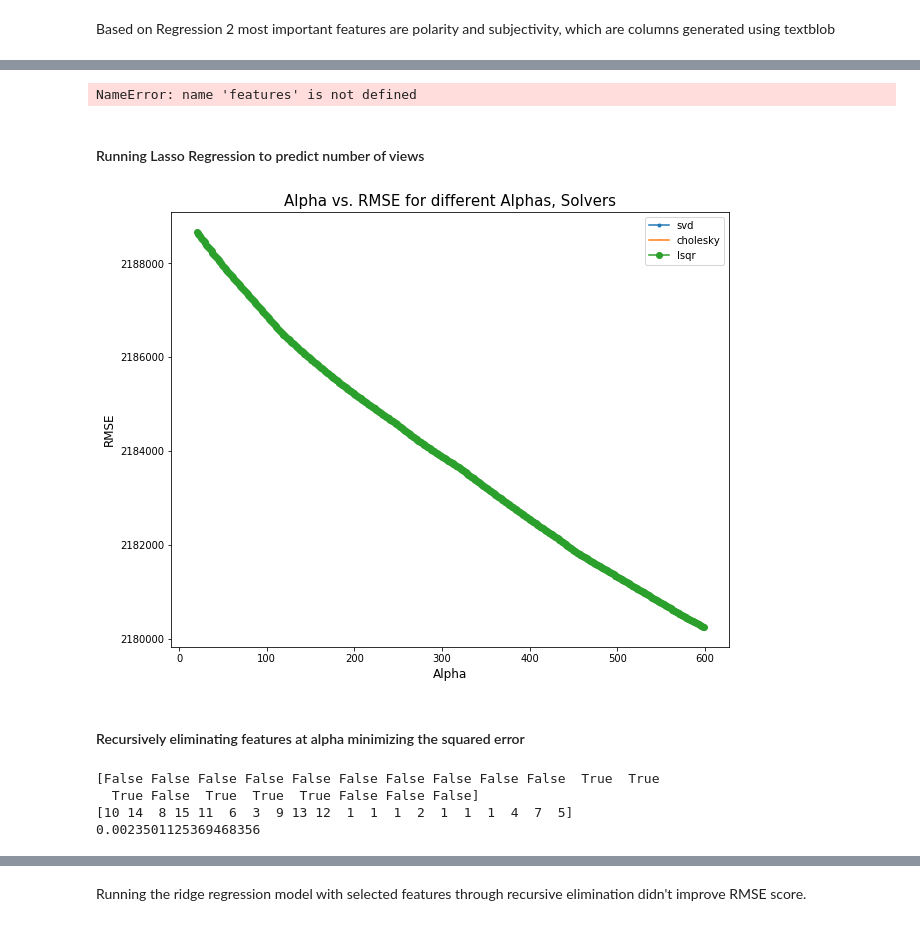
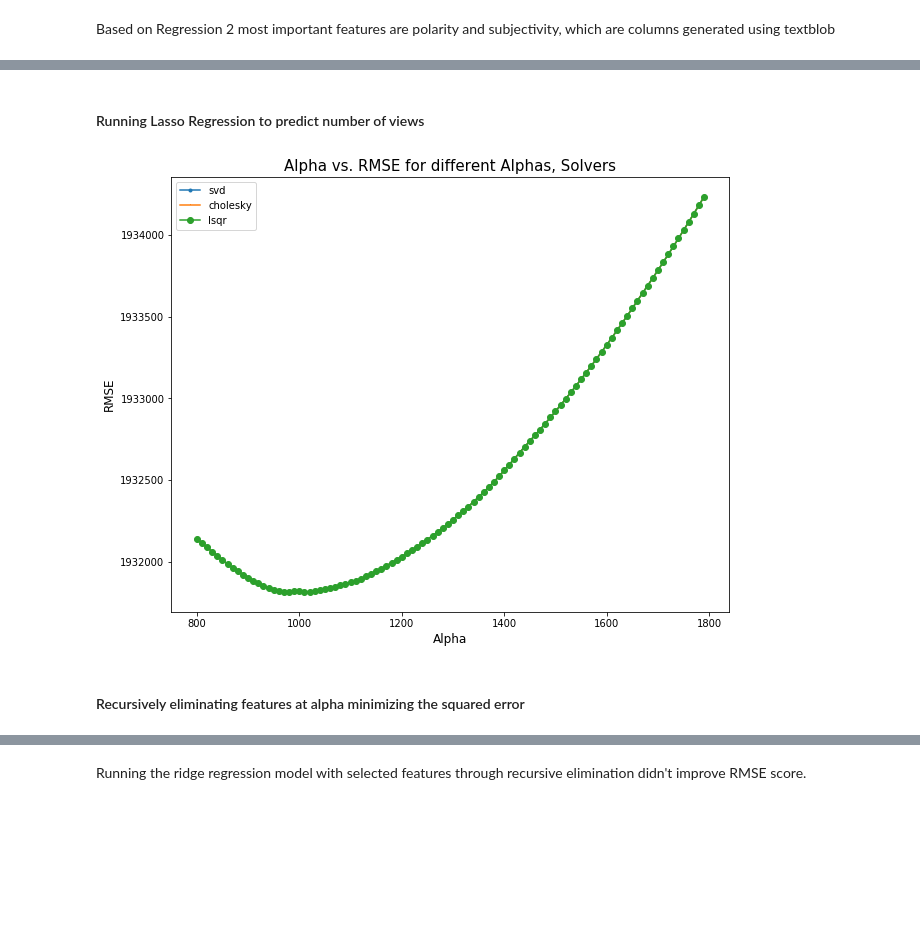
Before and after one commit to GreenMouth/Data-Science-Lab-Final-Project, a Jupyter notebook: src/Data-Exploration.ipynb, the cells around one changed output, grey strips where cells are left out. Saved outputs shown, nothing was run; the diff lists cells and outputs as text; code cells hidden in the pictures; blank space fills up the shorter version.

```diff
--- a/src/Data-Exploration.ipynb
+++ b/src/Data-Exploration.ipynb
@@ -368,8 +368,8 @@ plt.show()
 Right off the bat we can see that about twice as many speakers are men than women(disregarding the unknown). Let's compare the average # of views of men vs women.<br>
 Let's go ahead and assign numbers to these labels (0 to female 1 to male) to make predictions and analysis easier.
 # %%
-#genderBinary = label_binarize(data.gender.values,classes=['female','male'])
-#data['gender'] = genderBinary
+genderBinary = label_binarize(data.gender.values,classes=['female','male'])
+data['gender'] = genderBinary
 # %% [markdown]
 ### Let's build a simple gender classifier on the original data with no new features.
 # %%
@@ -1371,7 +1377,7 @@ def plot(cv_model, alphas):
 # %%
 # Function to run ridge regression on
 # Inputs: dataframe containing features and label to predict
-def runRidge(features, label, alphas,model = Ridge(),onTestData = False,):
+def runRidge(features, label, alphas,model = Ridge(),onTestData = False):
     alphas1 =alphas
     X_train, X_test, y_train, y_test = train_test_split(features,label,shuffle=True,test_size=0.2)
     solvers = ['svd', 'cholesky', 'lsqr']
@@ -1379,7 +1385,7 @@ def runRidge(features, label, alphas,model = Ridge(),onTestData = False,):
     if onTestData:
         model.fit(X_train,y_train)
         error = metrics.mean_squared_error(y_test,model.predict(X_test))
-        print("Mean squared error on the test data is ",error)
+        print("Root mean squared error on the test data is ",np.sqrt(error))
     else:
         cv_ridge = [[rmse_cv(Ridge(alpha = alpha, normalize=True, solver= solver),X_train,y_train).mean()
             for alpha in alphas1] for solver in solvers]
@@ -1401,3 +1404,0 @@ Zooming in on the alphas to get more accurate value
-# %%
-alphas = np.arange(0.1,0.5,0.01)
-runRidge(data[features],data['views'],alphas)
@@ -1406,25 +1405,26 @@ runRidge(data[features],data['views'],alphas)
-# %%
-runRidge(data[features],data['views'], alphas =1, model = Ridge(alpha =0.25, normalize=True, solver ='lsqr'), onTestData = True)
-# %% [output]
-NameError: name 'features' is not defined
 # %% [markdown]
 #### Running Lasso Regression to predict number of views
 # %%
-def runLasso(features, label, alphas):
+def runLasso(features, label, alphas,model =Lasso(),onTestData = False):
     alphas1 =alphas
     X_train, X_test, y_train, y_test = train_test_split(features,label,shuffle=True,test_size=0.2)
     solvers = ['svd', 'cholesky', 'lsqr']
     num_alphas = 11
-    cv_ridge = [[rmse_cv(Lasso(alpha=alpha, copy_X=True, fit_intercept=True, max_iter=1000,
-   normalize=True),X_train,y_train).mean()
+    if onTestData:
+        model.fit(X_train,y_train)
+        error = metrics.mean_squared_error(y_test,model.predict(X_test))
+        print("Root mean squared error on the test data is ",np.sqrt(error))
+    else:
+        cv_ridge = [[rmse_cv(Lasso(alpha=alpha, copy_X=True, fit_intercept=True, max_iter=1000,
+        normalize=True),X_train,y_train).mean()
             for alpha in alphas1] for solver in solvers]
-    cv_ridge = np.array(cv_ridge)
-    plot(cv_ridge,alphas1)
+        cv_ridge = np.array(cv_ridge)
+        plot(cv_ridge,alphas1)
 # %%
-alphas = np.arange(20,600,1)
+alphas = np.arange(800,1800,10)
 runLasso(data[features],data['views'],alphas)
 # %% [output]
-[figure, old version]
+[figure, new version]
 # %% [markdown]
 #### Recursively eliminating features at alpha minimizing the squared error
 # %%
@@ -1435,11 +1435,6 @@ rfe = rfe.fit(data[features], data['views'])
 print(rfe.support_)
 print(rfe.ranking_)
 print(rfe.score(data[features],data['views']))
-# %% [output]
-[False False False False False False False False False False  True  True
-  True False  True  True  True False False False]
-[10 14  8 15 11  6  3  9 13 12  1  1  1  2  1  1  1  4  7  5]
-0.0023501125369468356
 # %%
 relevant_features = ['laughter_ratio','applause_ratio','commonMaleWordFreq','commonFemaleWordFreq','uncertainty',
             'intensifiers','coldHearted']
```
Also changed, not shown: parts of 57 cells of this notebook.
